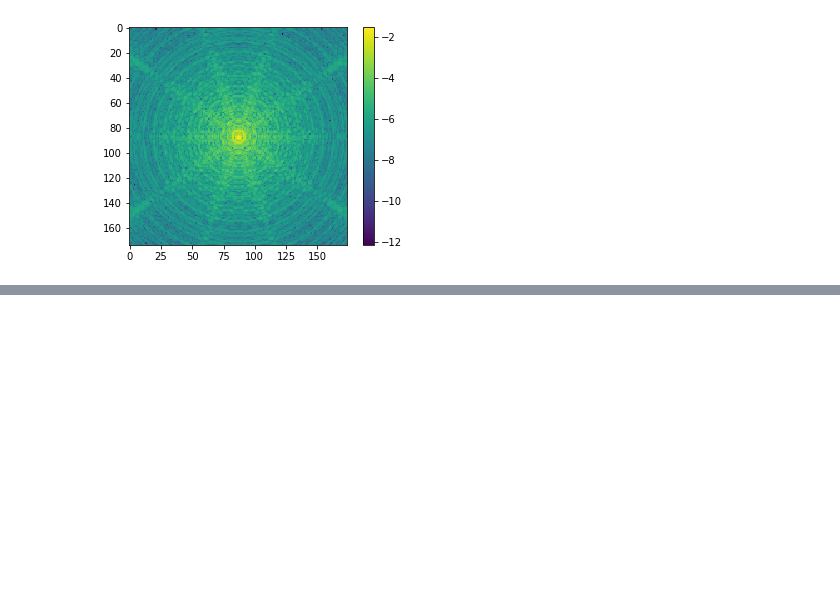
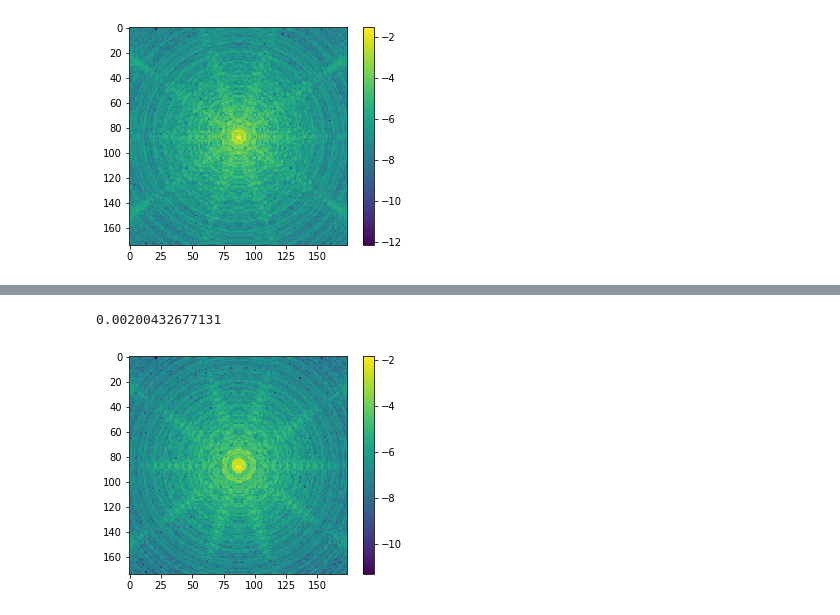
Before and after one commit to benjaminpope/toliman, a Jupyter notebook: image_modelling/notebooks/RC proper fit test.ipynb, the cells around one changed output, grey strips where cells are left out. Drawn from its saved outputs; the diff is of its cells as text; code cells hidden in the pictures; blank space fills up the shorter version.

Commit message:
Completed example fitting (just of m1-m2 separation)

```diff
--- a/image_modelling/notebooks/RC proper fit test.ipynb
+++ b/image_modelling/notebooks/RC proper fit test.ipynb
@@ -104,0 +158,21 @@ plt.show()
+# %%
+# Function to generate
+def model_err(sep):
+    print('Trying with separation ', sep)
+    settings = toliman_settings.copy()
+    fa = settings['m1_fl']
+    fb = settings['m2_fl']
+    settings['m1_m2_sep'] = sep
+    b = bfl(fa, fb, sep)
+    settings['bfl'] = b
+    print('Calculated BFL ', b)
+    source = {
+            'wavelengths': [0.6],
+            'weights': [1.],
+            'settings': settings
+            }
+    detector_image = form_detector_image('prescription_rc_quad', [source], gridsize, detector_pitch, sz[0])
+    diff = detector_image - zemax_resized
+    error = np.sum(diff**2)
+    print('Error ', error)
+    return error
@@ -104,0 +225,13 @@ plt.show()
+# %%
+diff = detector_image - zemax_resized
+error = np.sum(diff**2)
+print(error)
+# %% [output]
+0.00200432677131
+# %%
+# Visualise the per-pixel difference
+plt.imshow(np.log10(np.abs(diff)), interpolation = 'none', cmap='viridis')
+plt.colorbar()
+plt.show()
+# %% [output]
+[figure, added]
```
Also changed, not shown: parts of 13 cells of this notebook, 1 other file.
